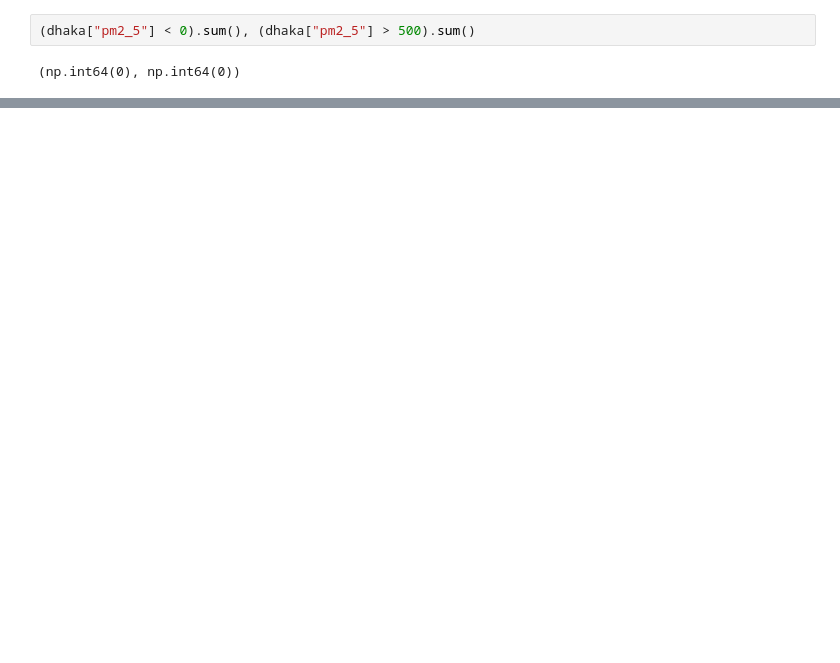
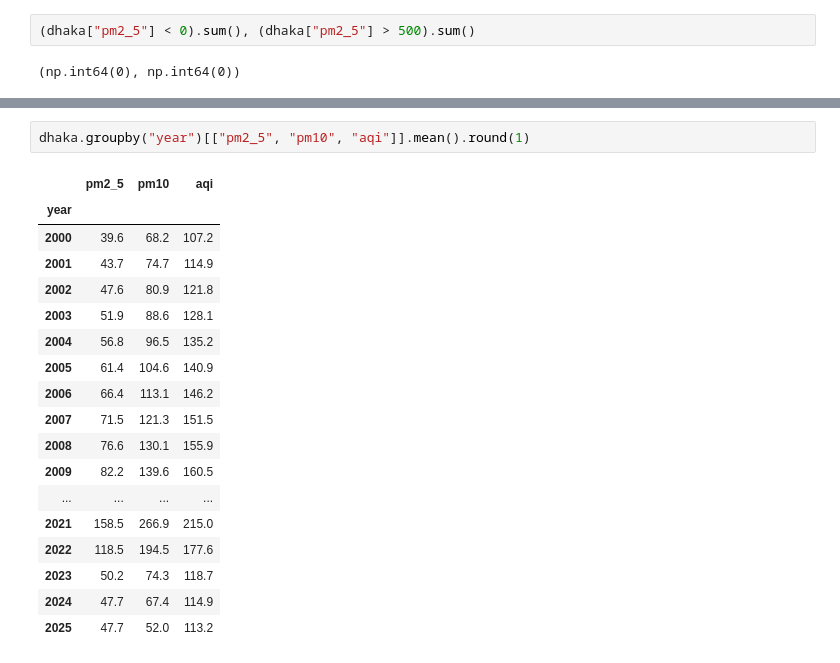
Before and after one commit to jaimulhaque/dhaka-air-quality-analysis, a Jupyter notebook: notebooks/01_data_loading_cleaning.ipynb, the cells around one changed output, grey strips where cells are left out. Cells and saved outputs as stored; diff of their text form; blank space fills up the shorter version.

```diff
--- a/notebooks/01_data_loading_cleaning.ipynb
+++ b/notebooks/01_data_loading_cleaning.ipynb
@@ -207,0 +235,21 @@ dhaka.head()
+# %%
+dhaka.groupby("year")[["pm2_5", "pm10", "aqi"]].mean().round(1)
+# %% [output]
+|  | pm2_5 | pm10 | aqi |
+| year |  |  |  |
+| 2000 | 39.6 | 68.2 | 107.2 |
+| 2001 | 43.7 | 74.7 | 114.9 |
+| 2002 | 47.6 | 80.9 | 121.8 |
+| 2003 | 51.9 | 88.6 | 128.1 |
+| 2004 | 56.8 | 96.5 | 135.2 |
+| 2005 | 61.4 | 104.6 | 140.9 |
+| 2006 | 66.4 | 113.1 | 146.2 |
+| 2007 | 71.5 | 121.3 | 151.5 |
+| 2008 | 76.6 | 130.1 | 155.9 |
+| 2009 | 82.2 | 139.6 | 160.5 |
+| ... | ... | ... | ... |
+| 2021 | 158.5 | 266.9 | 215.0 |
+| 2022 | 118.5 | 194.5 | 177.6 |
+| 2023 | 50.2 | 74.3 | 118.7 |
+| 2024 | 47.7 | 67.4 | 114.9 |
+| 2025 | 47.7 | 52.0 | 113.2 |
```
Also changed, not shown: parts of 9 cells of this notebook.
